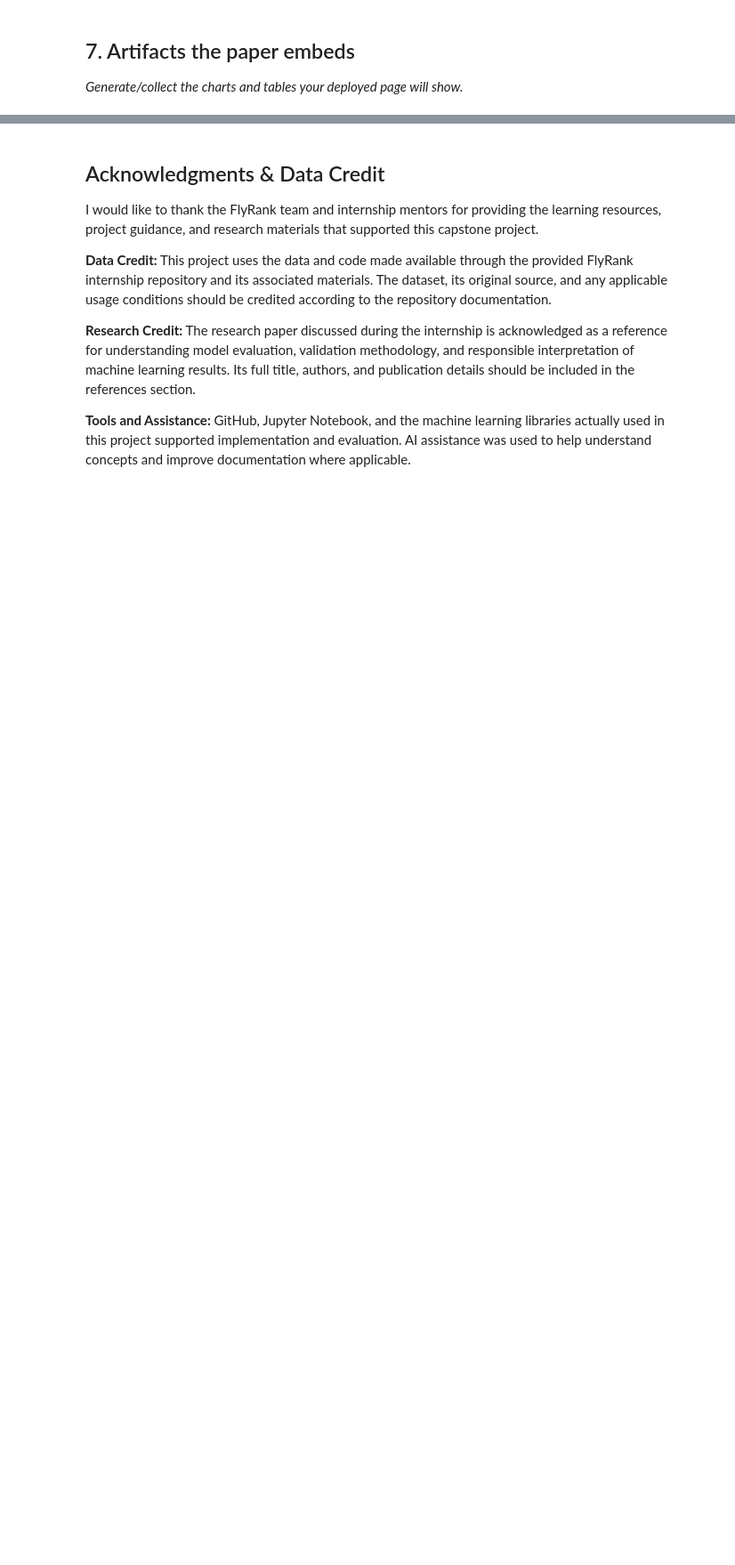
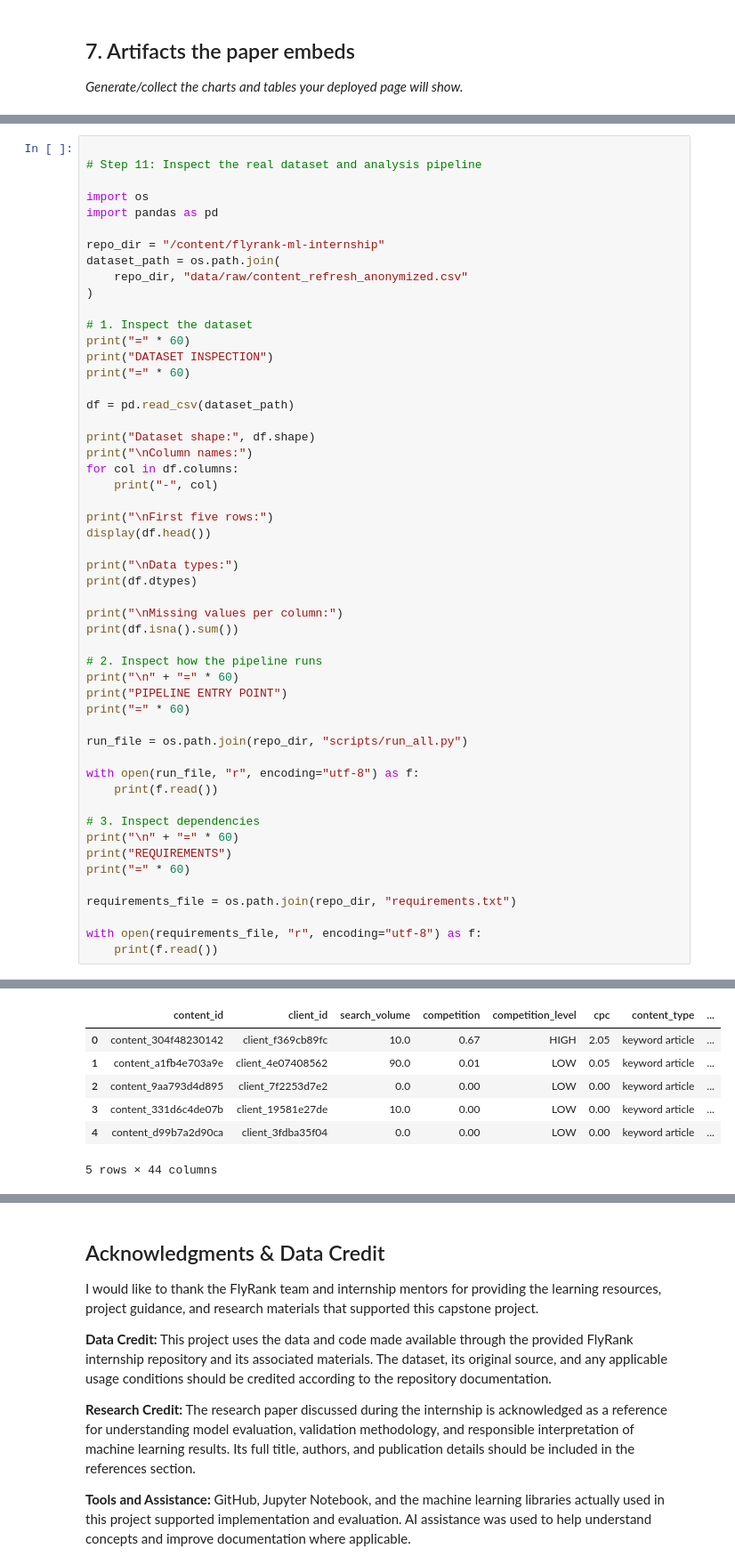
Before and after one commit to ayazahmedbscsf23-art/flyrank-ml-internship, a Jupyter notebook: work/notebooks/capstone.ipynb, the cells around one changed output, grey strips where cells are left out. Shown at 89% size. Cells and saved outputs as stored; diff of their text form; blank space fills up the shorter version.

```diff
--- a/work/notebooks/capstone.ipynb
+++ b/work/notebooks/capstone.ipynb
@@ -268,0 +453,53 @@ Saved: ['feature_importance.png', 'precision_at_budget.png', 'recall_curve.png',
+# %%
+
+# Step 11: Inspect the real dataset and analysis pipeline
+
+import os
+import pandas as pd
+
+repo_dir = "/content/flyrank-ml-internship"
+dataset_path = os.path.join(
+    repo_dir, "data/raw/content_refresh_anonymized.csv"
+)
+
+# 1. Inspect the dataset
+print("=" * 60)
+print("DATASET INSPECTION")
+print("=" * 60)
+
+df = pd.read_csv(dataset_path)
+
+print("Dataset shape:", df.shape)
+print("\nColumn names:")
+for col in df.columns:
+    print("-", col)
+
+print("\nFirst five rows:")
+display(df.head())
+
+print("\nData types:")
+print(df.dtypes)
+
+print("\nMissing values per column:")
+print(df.isna().sum())
+
+# 2. Inspect how the pipeline runs
+print("\n" + "=" * 60)
+print("PIPELINE ENTRY POINT")
+print("=" * 60)
+
+run_file = os.path.join(repo_dir, "scripts/run_all.py")
+
+with open(run_file, "r", encoding="utf-8") as f:
+    print(f.read())
+
+# 3. Inspect dependencies
+print("\n" + "=" * 60)
+print("REQUIREMENTS")
+print("=" * 60)
+
+requirements_file = os.path.join(repo_dir, "requirements.txt")
+
+with open(requirements_file, "r", encoding="utf-8") as f:
+    print(f.read())
+# %% [output]
@@ -268,0 +523,7 @@ Saved: ['feature_importance.png', 'precision_at_budget.png', 'recall_curve.png',
+|  | content_id | client_id | search_volume | competition | competition_level | cpc | content_type | ... |
+| 0 | content_304f48230142 | client_f369cb89fc | 10.0 | 0.67 | HIGH | 2.05 | keyword article | ... |
+| 1 | content_a1fb4e703a9e | client_4e07408562 | 90.0 | 0.01 | LOW | 0.05 | keyword article | ... |
+| 2 | content_9aa793d4d895 | client_7f2253d7e2 | 0.0 | 0.00 | LOW | 0.00 | keyword article | ... |
+| 3 | content_331d6c4de07b | client_19581e27de | 10.0 | 0.00 | LOW | 0.00 | keyword article | ... |
+| 4 | content_d99b7a2d90ca | client_3fdba35f04 | 0.0 | 0.00 | LOW | 0.00 | keyword article | ... |
+5 rows × 44 columns
```
Also changed, not shown: parts of 9 cells of this notebook.
